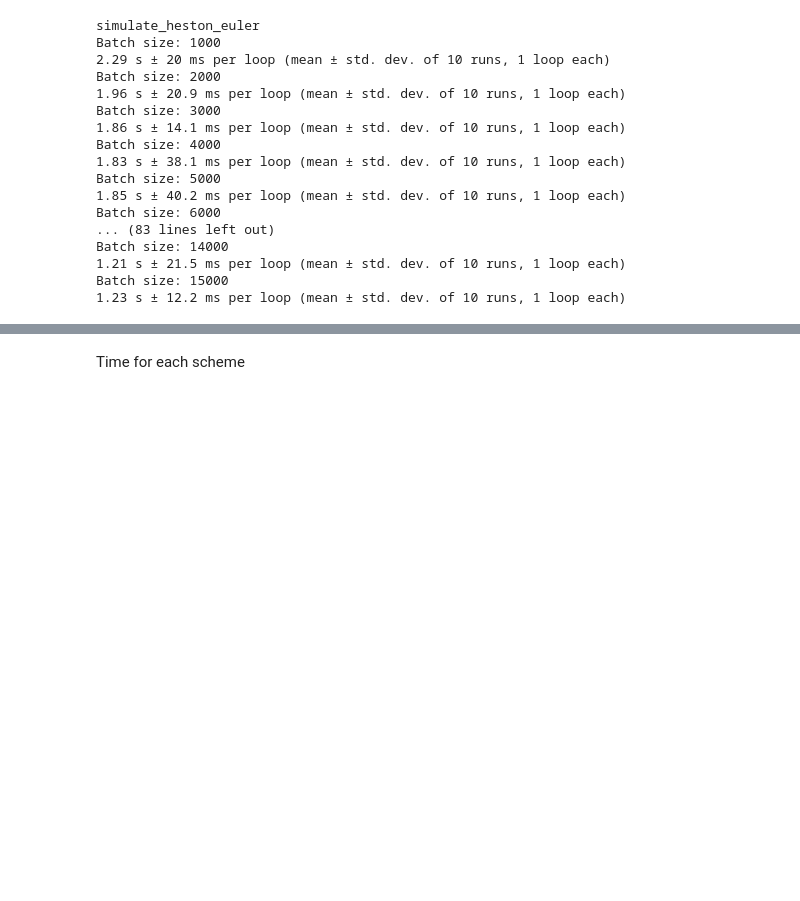
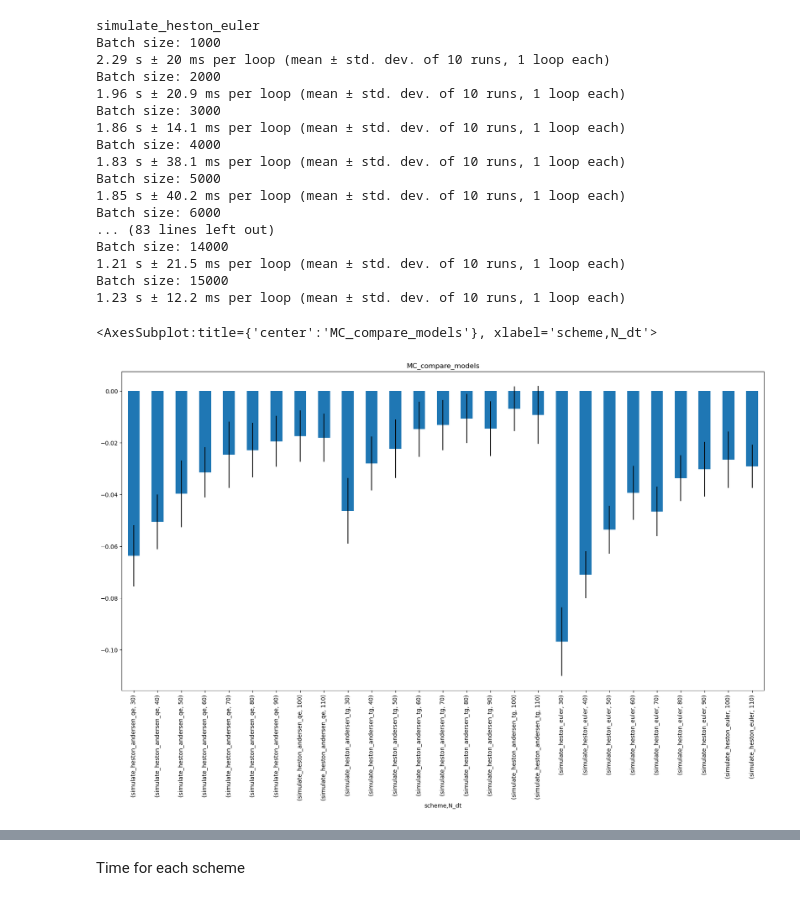
Before and after one commit to ArtemySazonov/Stochastic-Volatility-Models, a Jupyter notebook: Code/Debug Notebook.ipynb, the cells around one changed output, grey strips where cells are left out. Saved outputs shown, nothing was run; the diff lists cells and outputs as text; code cells hidden in the pictures; blank space fills up the shorter version.

```diff
--- a/Code/Debug Notebook.ipynb
+++ b/Code/Debug Notebook.ipynb
@@ -26,7 +34,7 @@ kwargs        = {'x_grid' : r_x, 'f_nu_grid' : f_nu_y, 'f_sigma_grid' : f_sigma_
 ### At the money
 # %%
 strike = 100.
-T = 1.
+T = 1
 ec_payoff = european_call_payoff(T, strike, state.interest_rate)
 
 common_mc_params = {"absolute_error": 5e-2, "state": state, "heston_params": heston_params, "payoff": ec_payoff, "T": T, "random_seed": 42, "verbose": True}
@@ -114,7 +122,15 @@ for scheme in [simulate_heston_euler, simulate_heston_andersen_qe, simulate_hest
             else:
                 MC_compare_models.loc[i] = (scheme.__name__, N_dt, mc_price(N_T = N_dt, simulate = scheme, batch_size=5000, **common_mc_params))
             i +=1
+# %%
+MC_compare_models = pd.read_csv(r"Data/evaluation/MC_compare_models.csv")
 # %%
 tmp = MC_compare_models.groupby(['scheme', 'N_dt'] ).agg([np.mean, np.std])['result']
+# %%
+tmp['mean'] = tmp['mean'] - model.call_price(T, strike)
+tmp['mean'].plot(kind='bar', yerr=tmp['std'], figsize=(20,10), title='MC_compare_models')
+# %% [output]
+<AxesSubplot:title={'center':'MC_compare_models'}, xlabel='scheme,N_dt'>
+[figure, added]
 # %%
 MC_compare_models.to_csv('MC_compare_models.csv')
```
Also changed, not shown: parts of 18 cells of this notebook, 2 other files.
